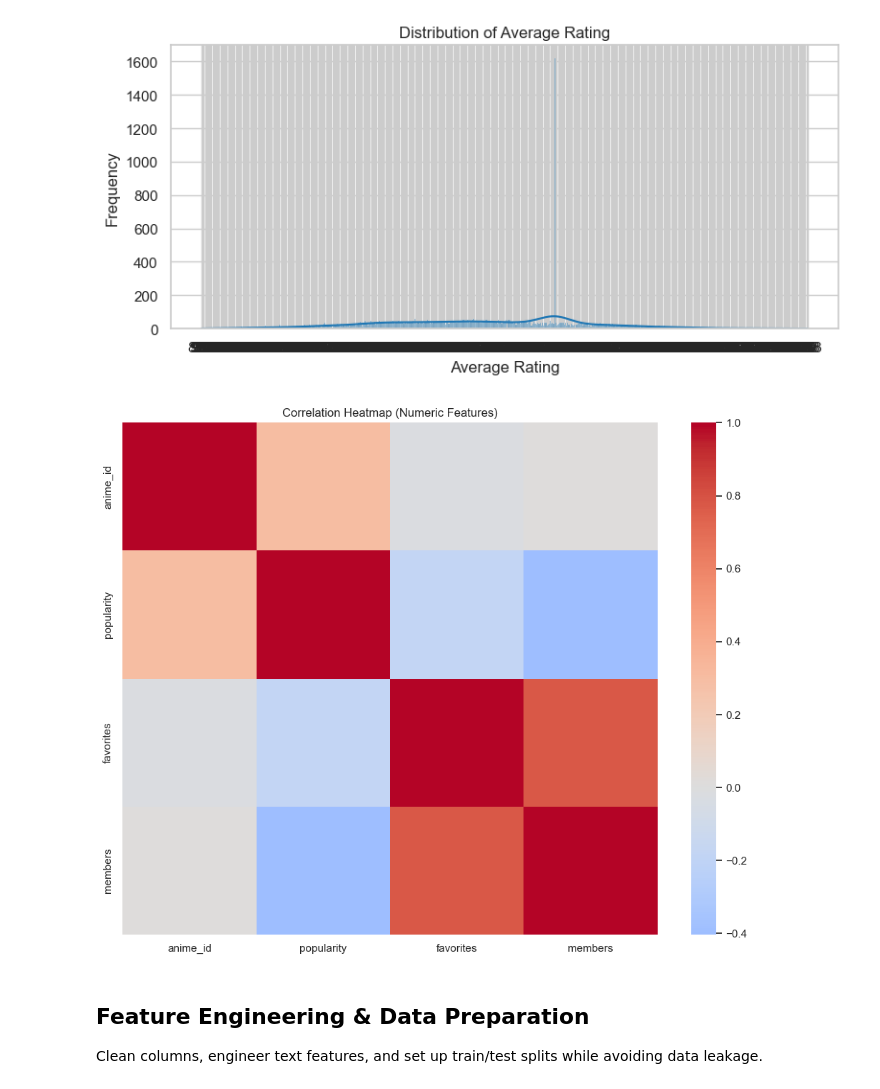
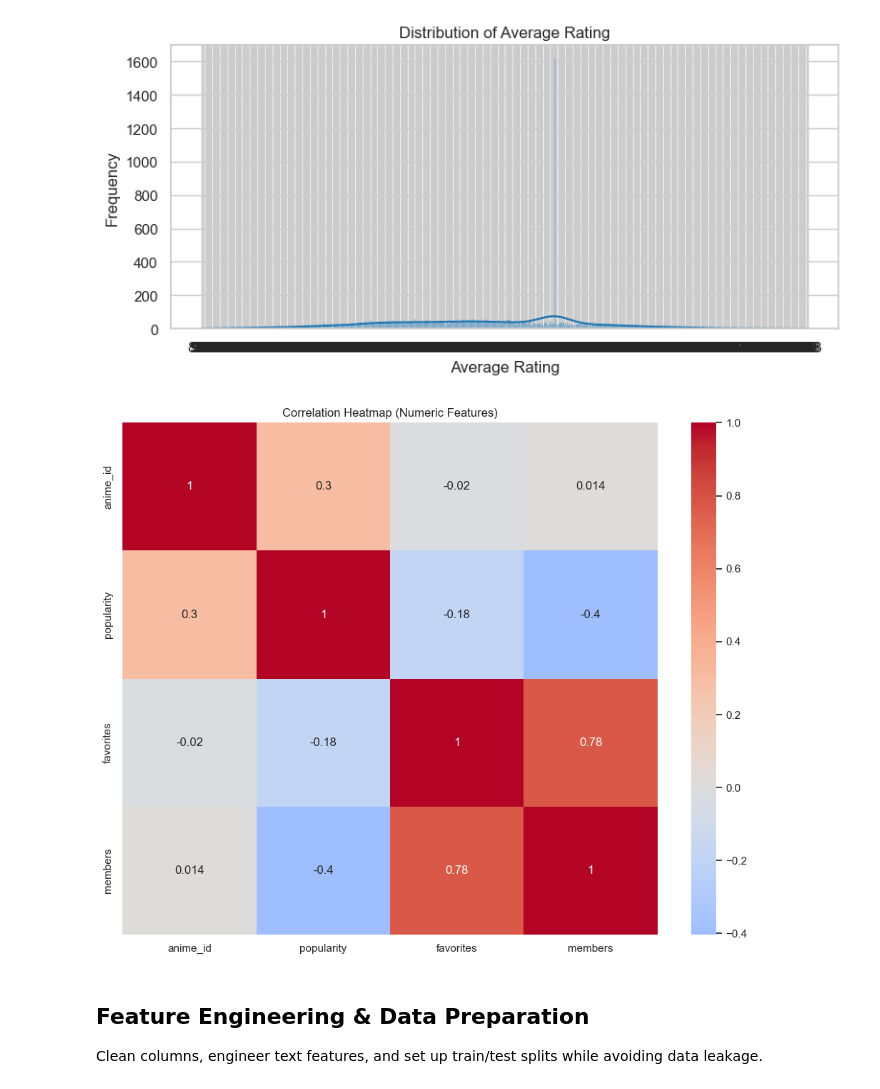
Before and after one commit to Gimbler778/ratings_predictor, a Jupyter notebook: rating_predictor.ipynb, the cells around one changed output. Saved outputs shown, nothing was run; the diff lists cells and outputs as text; code cells hidden in the pictures.

```diff
--- a/rating_predictor.ipynb
+++ b/rating_predictor.ipynb
@@ -101,12 +101,12 @@ plt.tight_layout()
 # %%
 numeric_cols = anime_df.select_dtypes(include=[np.number]).columns.tolist()
 corr_matrix = anime_df[numeric_cols].corr(numeric_only=True)
 plt.figure(figsize=(10, 8))
-sns.heatmap(corr_matrix, cmap="coolwarm", center=0, annot=False)
+sns.heatmap(corr_matrix, cmap="coolwarm", center=0, annot=True)
 plt.title("Correlation Heatmap (Numeric Features)")
 plt.tight_layout()
 # %% [output]
-[figure, old version]
+[figure, new version]
 # %% [markdown]
 ## Feature Engineering & Data Preparation
 Clean columns, engineer text features, and set up train/test splits while avoiding data leakage.
```
Also changed, not shown: parts of 9 cells of this notebook, 14 other files.
